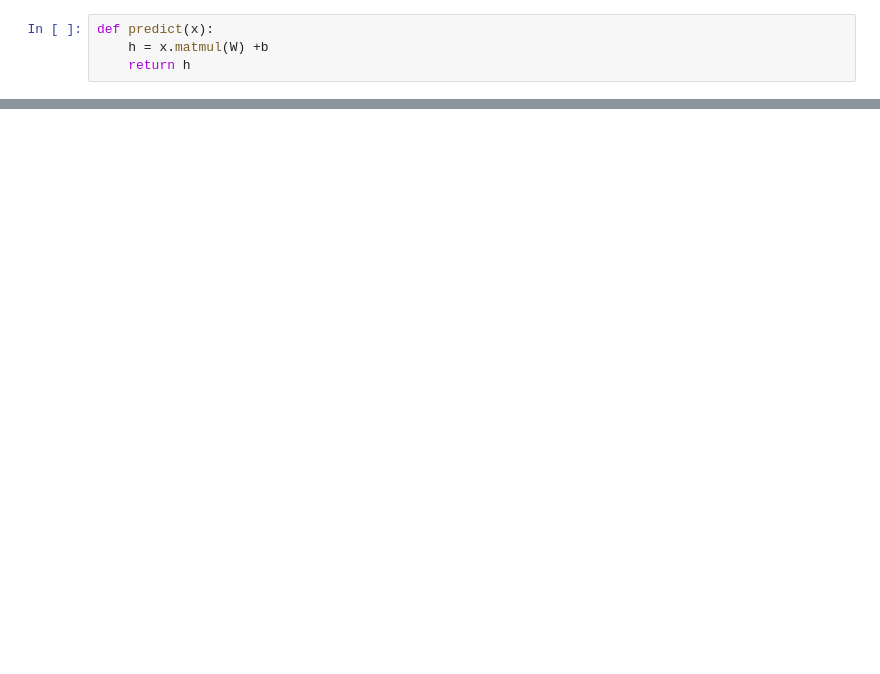
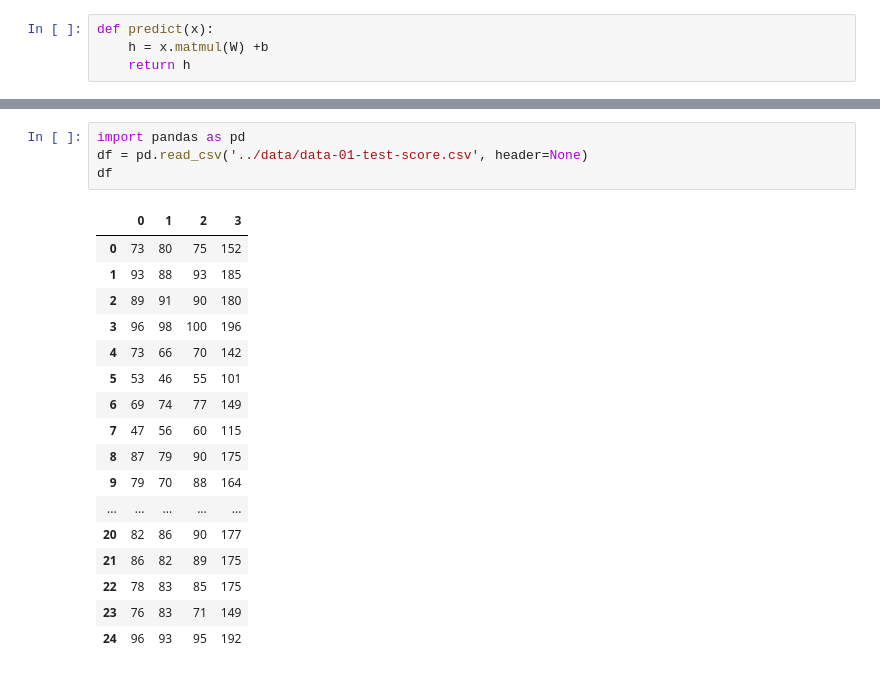
Before and after one commit to compass149/AI_WORK, a Jupyter notebook: ch02/torch_regression.ipynb, the cells around one changed output, grey strips where cells are left out. Cells and saved outputs as stored; diff of their text form; blank space fills up the shorter version.

```diff
--- a/ch02/torch_regression.ipynb
+++ b/ch02/torch_regression.ipynb
@@ -228,0 +233,22 @@ tensor([[0.2307]], grad_fn=<AddBackward0>)
+# %%
+import pandas as pd
+df = pd.read_csv('../data/data-01-test-score.csv', header=None)
+df
+# %% [output]
+|  | 0 | 1 | 2 | 3 |
+| 0 | 73 | 80 | 75 | 152 |
+| 1 | 93 | 88 | 93 | 185 |
+| 2 | 89 | 91 | 90 | 180 |
+| 3 | 96 | 98 | 100 | 196 |
+| 4 | 73 | 66 | 70 | 142 |
+| 5 | 53 | 46 | 55 | 101 |
+| 6 | 69 | 74 | 77 | 149 |
+| 7 | 47 | 56 | 60 | 115 |
+| 8 | 87 | 79 | 90 | 175 |
+| 9 | 79 | 70 | 88 | 164 |
+| ... | ... | ... | ... | ... |
+| 20 | 82 | 86 | 90 | 177 |
+| 21 | 86 | 82 | 89 | 175 |
+| 22 | 78 | 83 | 85 | 175 |
+| 23 | 76 | 83 | 71 | 149 |
+| 24 | 96 | 93 | 95 | 192 |
```
Also changed, not shown: parts of 13 cells of this notebook, 4 other files.
